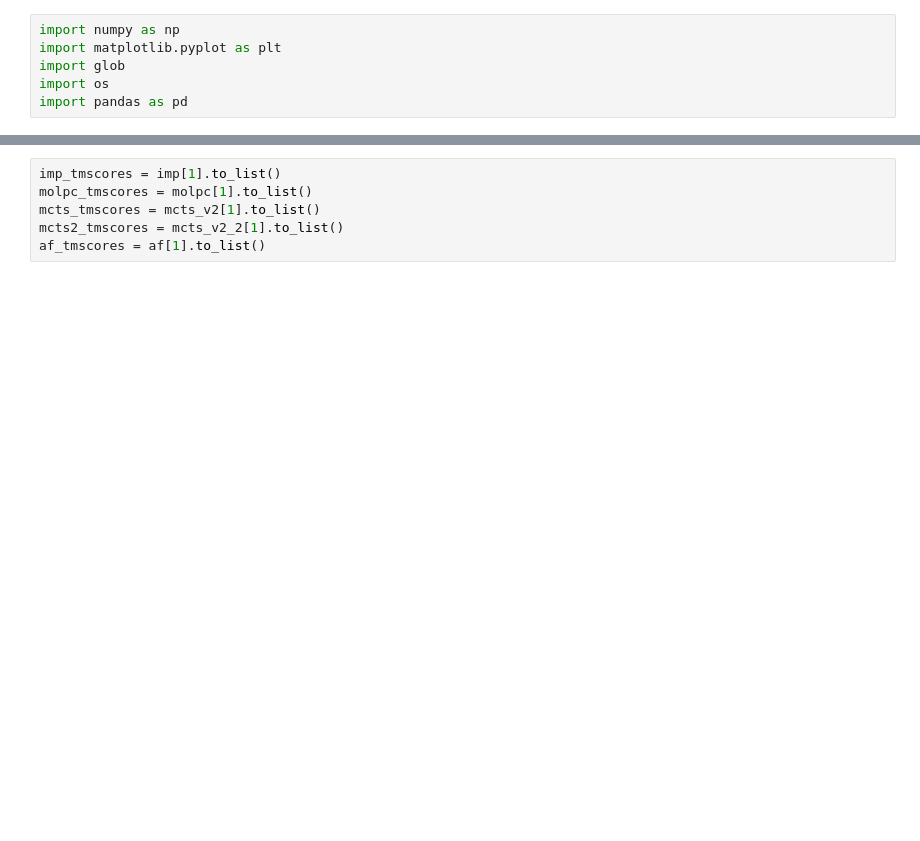
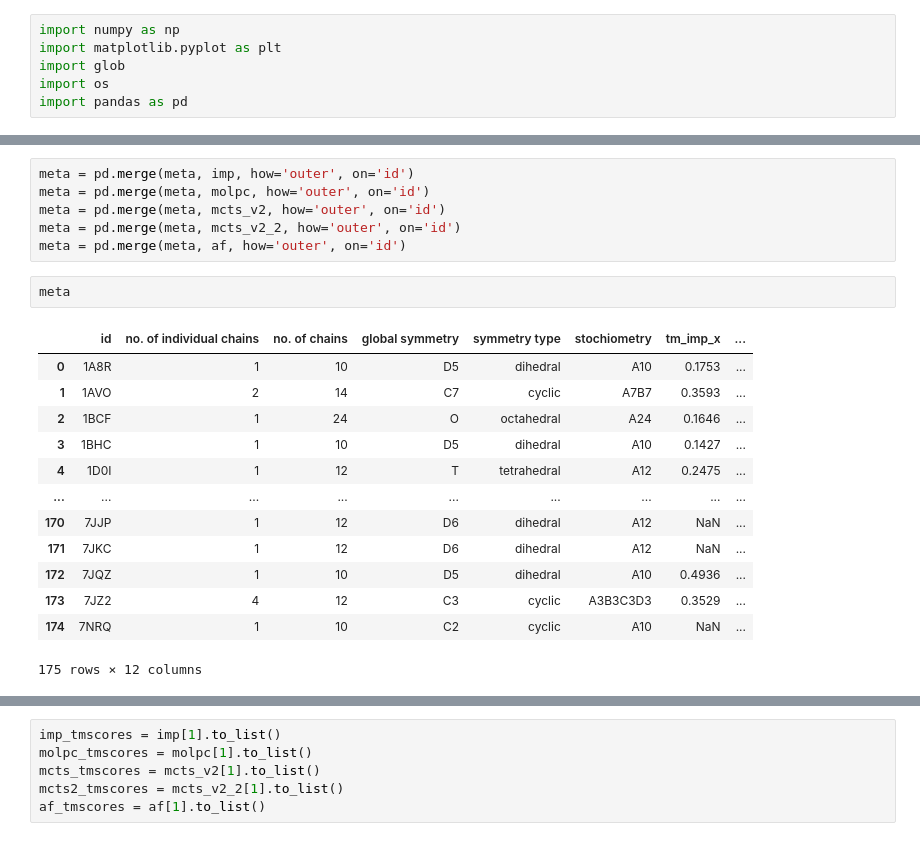
Before and after one commit to hychim/molpc2, a Jupyter notebook: analysis/tmscores.ipynb, the cells around one changed output, grey strips where cells are left out. Saved outputs shown, nothing was run; the diff lists cells and outputs as text; blank space fills up the shorter version.

```diff
--- a/analysis/tmscores.ipynb
+++ b/analysis/tmscores.ipynb
@@ -82,0 +109,22 @@ af = pd.read_csv('mmalign_af.csv', header=None)
+# %%
+meta = pd.merge(meta, imp, how='outer', on='id')
+meta = pd.merge(meta, molpc, how='outer', on='id')
+meta = pd.merge(meta, mcts_v2, how='outer', on='id')
+meta = pd.merge(meta, mcts_v2_2, how='outer', on='id')
+meta = pd.merge(meta, af, how='outer', on='id')
+# %%
+meta
+# %% [output]
+|  | id | no. of individual chains | no. of chains | global symmetry | symmetry type | stochiometry | tm_imp_x | ... |
+| 0 | 1A8R | 1 | 10 | D5 | dihedral | A10 | 0.1753 | ... |
+| 1 | 1AVO | 2 | 14 | C7 | cyclic | A7B7 | 0.3593 | ... |
+| 2 | 1BCF | 1 | 24 | O | octahedral | A24 | 0.1646 | ... |
+| 3 | 1BHC | 1 | 10 | D5 | dihedral | A10 | 0.1427 | ... |
+| 4 | 1D0I | 1 | 12 | T | tetrahedral | A12 | 0.2475 | ... |
+| ... | ... | ... | ... | ... | ... | ... | ... | ... |
+| 170 | 7JJP | 1 | 12 | D6 | dihedral | A12 | NaN | ... |
+| 171 | 7JKC | 1 | 12 | D6 | dihedral | A12 | NaN | ... |
+| 172 | 7JQZ | 1 | 10 | D5 | dihedral | A10 | 0.4936 | ... |
+| 173 | 7JZ2 | 4 | 12 | C3 | cyclic | A3B3C3D3 | 0.3529 | ... |
+| 174 | 7NRQ | 1 | 10 | C2 | cyclic | A10 | NaN | ... |
+175 rows × 12 columns
```
Also changed, not shown: parts of 18 cells of this notebook, 10 other files.
